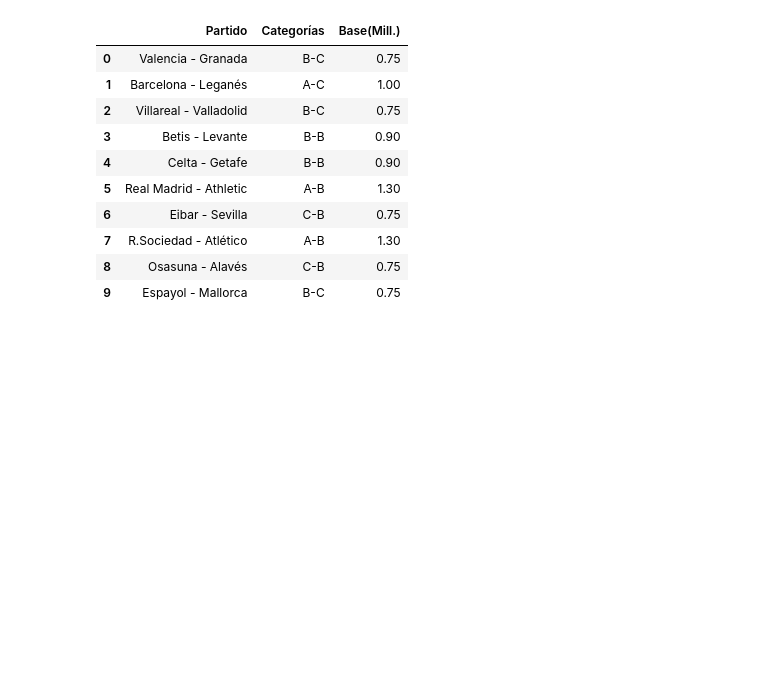
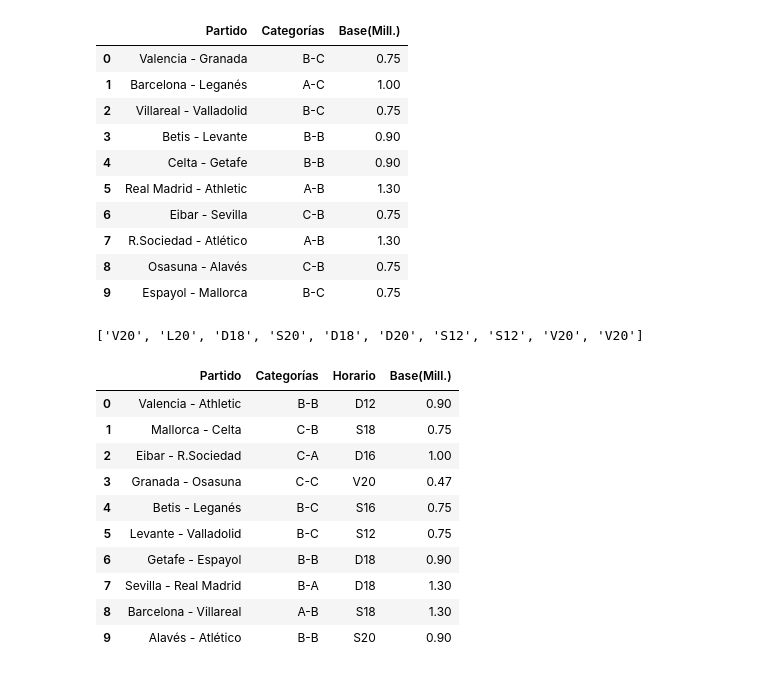
Before and after one commit to cristianscu99-VIU/03MIAR_Algoritmos-de-Optimizacion, a Jupyter notebook: Proyecto_AOP_Problema_2_Cristian_de_la_Santa_Cruz.ipynb, the cells around one changed output. Drawn from its saved outputs; the diff is of its cells as text; code cells hidden in the pictures; blank space fills up the shorter version.

```diff
--- a/Proyecto_AOP_Problema_2_Cristian_de_la_Santa_Cruz.ipynb
+++ b/Proyecto_AOP_Problema_2_Cristian_de_la_Santa_Cruz.ipynb
@@ -217,3 +217,71 @@ display(df_jornada)
 | 7 | R.Sociedad - Atlético | A-B | 1.30 |
 | 8 | Osasuna - Alavés | C-B | 0.75 |
 | 9 | Espayol - Mallorca | B-C | 0.75 |
+# %%
+# Generación de Horarios (Aleatorios en primera instancia)
+# formación de los distintos horarios
+listado_horarios = ['V20', 'S12', 'S16', 'S18', 'S20', 'D12', 'D16', 'D18', 'D20', 'L20']
+# lista_horario_partido = []
+# for partido in lista_partidos:
+#   horario = random.choice(listado_horarios)
+#   lista_horario_partido.append(horario)
+lista_horario_partido = [random.choice(listado_horarios) for partido in lista_partidos]
+lista_horario_partido
+# %% [output]
+['V20', 'L20', 'D18', 'S20', 'D18', 'D20', 'S12', 'S12', 'V20', 'V20']
+# %%
+# Añadir Horarios - Versión Beta (Aleatorios sin restrincciones) debe tenerlas
+
+import random
+
+def generar_partidos (dict_equipos):
+  "Función que devuelve los partidos que se van a jugar"
+  p=0 # partido
+  lista_partidos = [] # lista que guarda los distintos partidos de una jornada
+  lista_categorias = [] # lista que guarda las distintas categorias de los partidos de una jornada
+  lista_bases = [] # lista con las bases de audiencia de cada partido en funcion de la categoría
+  lista_equipos = list(dict_equipos.keys()) #lista con todos los equipos
+  lista_equipos_disponibles = lista_equipos[:]
+
+  # Voy a ir llevando un diccionario en el que guarde los partidos jugados
+  for i in range (0, len(lista_equipos),2):
+    equipo_1 = random.choice(lista_equipos_disponibles)
+    categoria_equipo_1 = dict_equipos[str(equipo_1)]
+    lista_equipos_disponibles.remove(equipo_1)
+    equipo_2 = random.choice(lista_equipos_disponibles)
+    categoria_equipo_2 = dict_equipos[str(equipo_2)]
+    lista_equipos_disponibles.remove(equipo_2)
+    partido = str(equipo_1) + ' - ' + str(equipo_2)
+    categoria = categoria_equipo_1 + '-' + categoria_equipo_2
+    base = clasificar_partido(categoria_equipo_1,categoria_equipo_2)
+    lista_partidos.append(partido)
+    lista_categorias.append(categoria)
+    lista_bases.append(base)
+
+  listado_horarios = ['V20', 'S12', 'S16', 'S18', 'S20', 'D12', 'D16', 'D18', 'D20', 'L20']
+  lista_horario_partido = [random.choice(listado_horarios) for partido in lista_partidos]
+
+  return lista_partidos, lista_categorias, lista_bases, lista_horario_partido
+
+lista_partidos, lista_categorias, lista_bases, lista_horario_partido = generar_partidos(dict_equipos)
+dict_jornada = {
+    'Partido' : lista_partidos,
+    'Categorías' : lista_categorias,
+    'Horario' : lista_horario_partido,
+    'Base(Mill.)' : lista_bases
+}
+
+df_jornada = pd.DataFrame(dict_jornada)
+display(df_jornada)
+# %% [output]
+|  | Partido | Categorías | Horario | Base(Mill.) |
+| 0 | Valencia - Athletic | B-B | D12 | 0.90 |
+| 1 | Mallorca - Celta | C-B | S18 | 0.75 |
+| 2 | Eibar - R.Sociedad | C-A | D16 | 1.00 |
+| 3 | Granada - Osasuna | C-C | V20 | 0.47 |
+| 4 | Betis - Leganés | B-C | S16 | 0.75 |
+| 5 | Levante - Valladolid | B-C | S12 | 0.75 |
+| 6 | Getafe - Espayol | B-B | D18 | 0.90 |
+| 7 | Sevilla - Real Madrid | B-A | D18 | 1.30 |
+| 8 | Barcelona - Villareal | A-B | S18 | 1.30 |
+| 9 | Alavés - Atlético | B-B | S20 | 0.90 |
```
Also changed, not shown: parts of 5 cells of this notebook.
